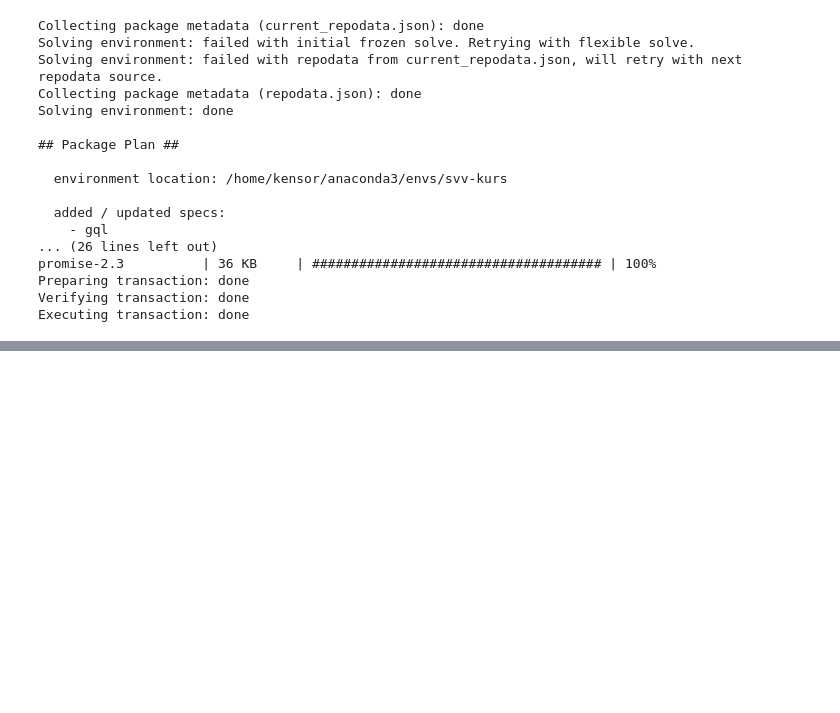
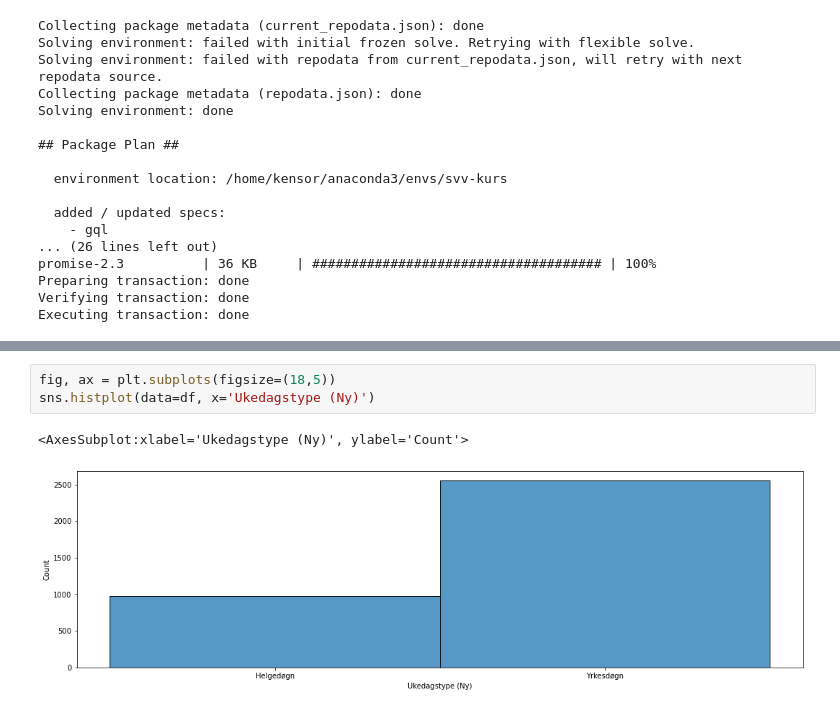
Before and after one commit to matsmichelsen/data-science-template, a Jupyter notebook: notebooks/traffic_accidents.ipynb, the cells around one changed output, grey strips where cells are left out. Drawn from its saved outputs; the diff is of its cells as text; blank space fills up the shorter version.

```diff
--- a/notebooks/traffic_accidents.ipynb
+++ b/notebooks/traffic_accidents.ipynb
@@ -51,0 +103,6 @@ Index(['geometry', 'Med-retning (fra)', 'Mot-retning (fra)',
+# %%
+fig, ax = plt.subplots(figsize=(18,5))
+sns.histplot(data=df, x='Ukedagstype (Ny)')
+# %% [output]
+<AxesSubplot:xlabel='Ukedagstype (Ny)', ylabel='Count'>
+[figure, added]
```
Also changed, not shown: parts of 15 cells of this notebook.
